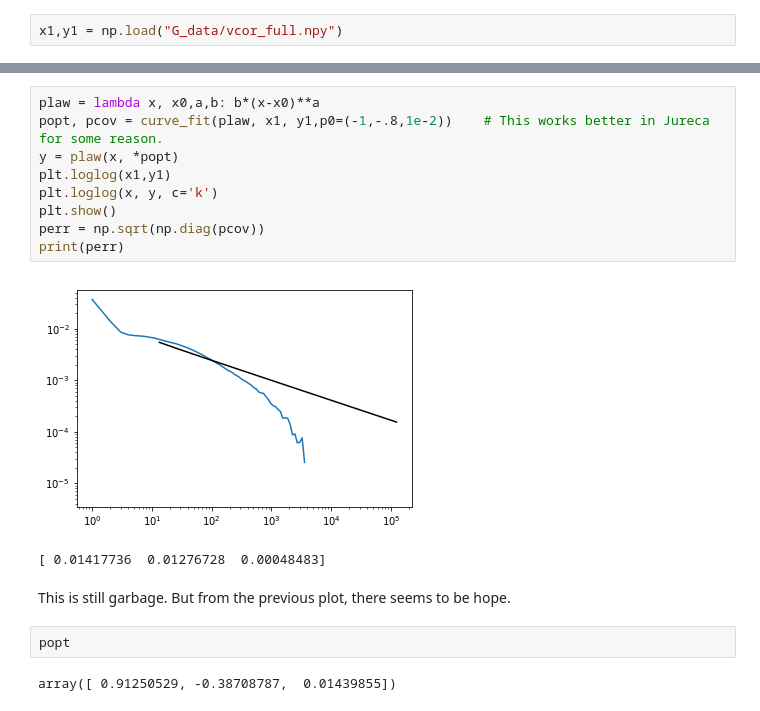
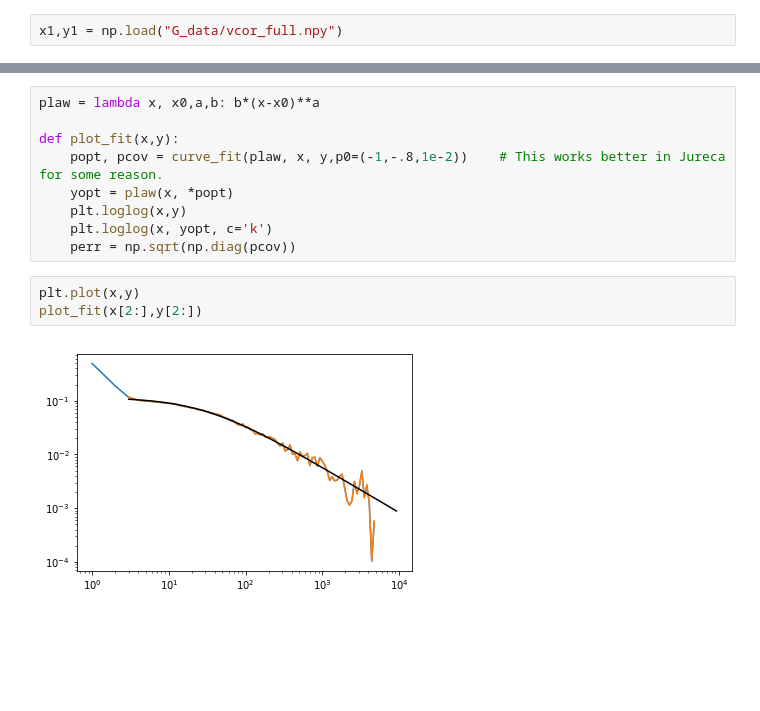
Before and after one commit to shrokmel/streaming, a Jupyter notebook: fitting_vacf.ipynb, the cells around one changed output, grey strips where cells are left out. Cells and saved outputs as stored; diff of their text form; blank space fills up the shorter version.

```diff
--- a/fitting_vacf.ipynb
+++ b/fitting_vacf.ipynb
@@ -32,18 +32,14 @@ plt.legend()
 # %%
 plaw = lambda x, x0,a,b: b*(x-x0)**a
-popt, pcov = curve_fit(plaw, x1, y1,p0=(-1,-.8,1e-2))    # This works better in Jureca for some reason.
-y = plaw(x, *popt)
-plt.loglog(x1,y1)
-plt.loglog(x, y, c='k')
-plt.show()
-perr = np.sqrt(np.diag(pcov))
-print(perr)
+
+def plot_fit(x,y):
+    popt, pcov = curve_fit(plaw, x, y,p0=(-1,-.8,1e-2))    # This works better in Jureca for some reason.
+    yopt = plaw(x, *popt)
+    plt.loglog(x,y)
+    plt.loglog(x, yopt, c='k')
+    perr = np.sqrt(np.diag(pcov))
-# %% [output]
-[figure, removed]
-[ 0.01417736  0.01276728  0.00048483]
-# %% [markdown]
-This is still garbage. But from the previous plot, there seems to be hope.
-# %%
-popt
-# %% [output]
-array([ 0.91250529, -0.38708787,  0.01439855])
+# %%
+plt.plot(x,y)
+plot_fit(x[2:],y[2:])
+# %% [output]
+[figure, added]
```
Also changed, not shown: parts of 2 cells of this notebook, 2 other files.
